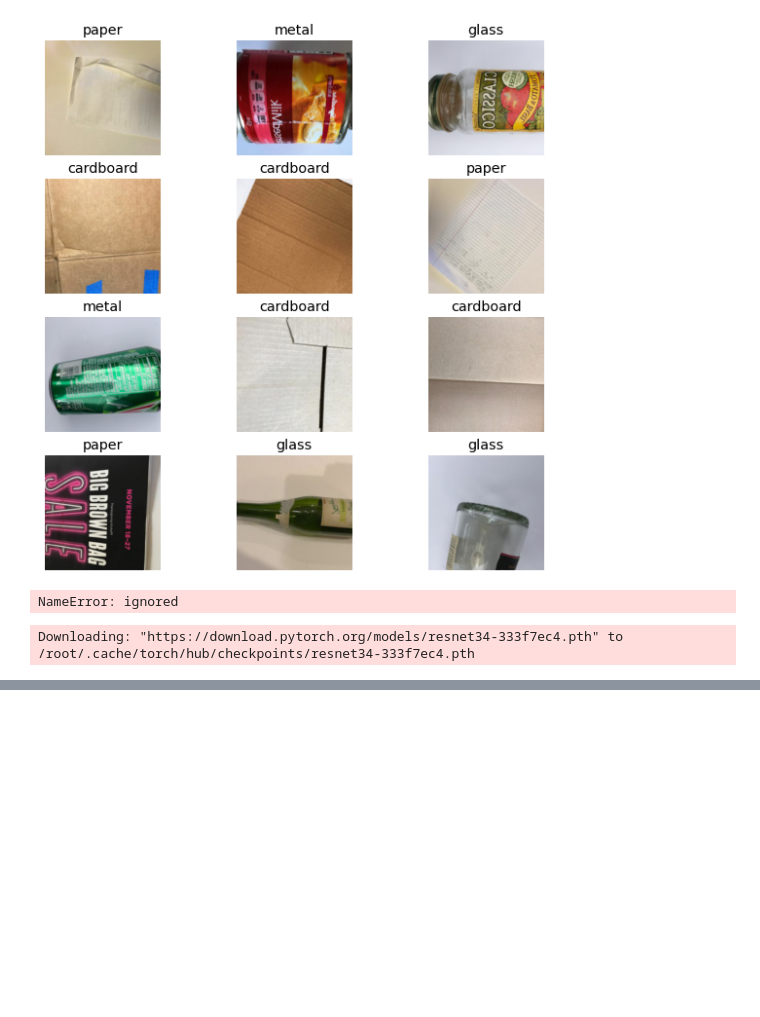
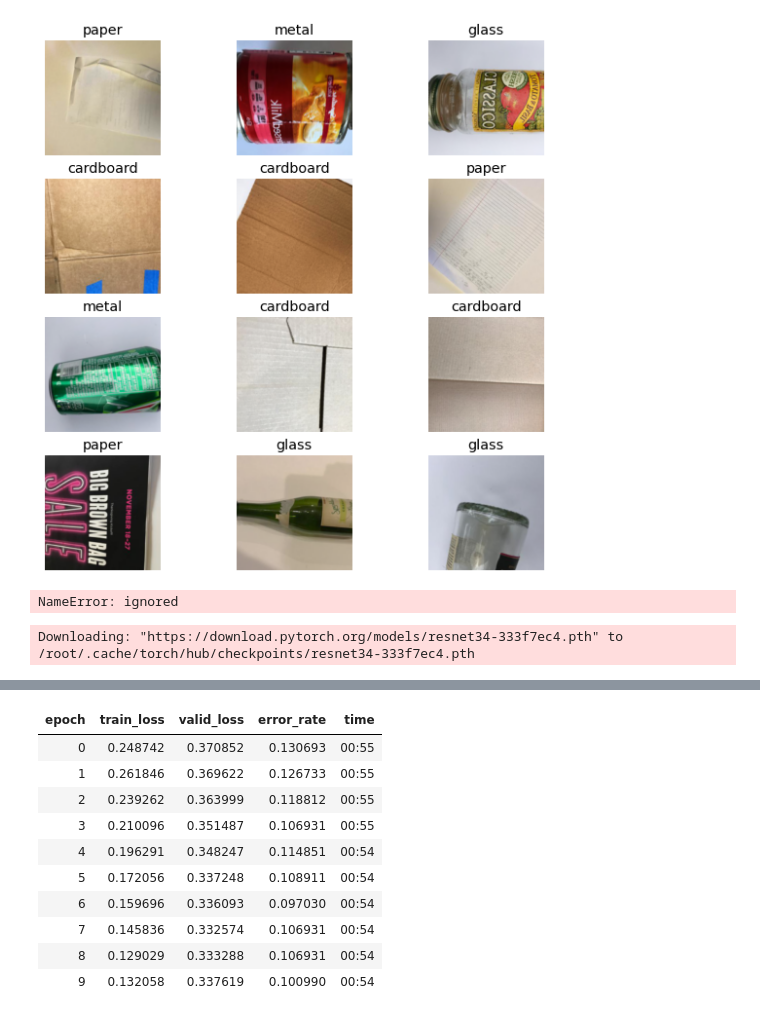
Before and after one commit to Saeed0Baba/TrashNet, a Jupyter notebook: TrashNET.ipynb, the cells around one changed output, grey strips where cells are left out. Drawn from its saved outputs; the diff is of its cells as text; code cells hidden in the pictures; blank space fills up the shorter version.

```diff
--- a/TrashNET.ipynb
+++ b/TrashNET.ipynb
@@ -109,2 +112,2 @@ print(f"Minimum/10: {lr_min:.2e}, steepest point: {lr_steep:.2e}")
 # %%
-learn.fit_one_cycle(3, 3e-3)
+learn.fit_one_cycle(5, 3e-3)
@@ -111,6 +121,18 @@ learn.fit_one_cycle(3, 3e-3)
 # %%
 learn.unfreeze()
-learn.fit_one_cycle(12, lr_max=slice(1e-6,1e-4))
+learn.fit_one_cycle(10, lr_max=slice(1e-6,1e-4))
+# %% [output]
+| epoch | train_loss | valid_loss | error_rate | time |
+| 0 | 0.248742 | 0.370852 | 0.130693 | 00:55 |
+| 1 | 0.261846 | 0.369622 | 0.126733 | 00:55 |
+| 2 | 0.239262 | 0.363999 | 0.118812 | 00:55 |
+| 3 | 0.210096 | 0.351487 | 0.106931 | 00:55 |
+| 4 | 0.196291 | 0.348247 | 0.114851 | 00:54 |
+| 5 | 0.172056 | 0.337248 | 0.108911 | 00:54 |
+| 6 | 0.159696 | 0.336093 | 0.097030 | 00:54 |
+| 7 | 0.145836 | 0.332574 | 0.106931 | 00:54 |
+| 8 | 0.129029 | 0.333288 | 0.106931 | 00:54 |
+| 9 | 0.132058 | 0.337619 | 0.100990 | 00:54 |
 # %%
 interp = ClassificationInterpretation.from_learner(learn)
 interp.plot_confusion_matrix(figsize=(12,12), dpi=60)
```
Also changed, not shown: parts of 7 cells of this notebook.
